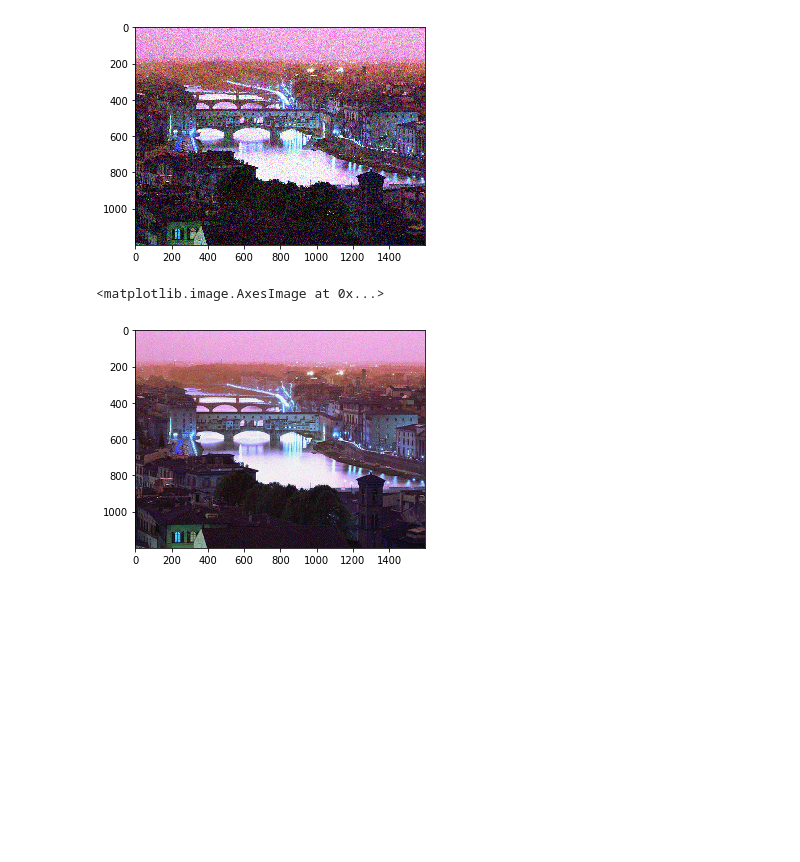
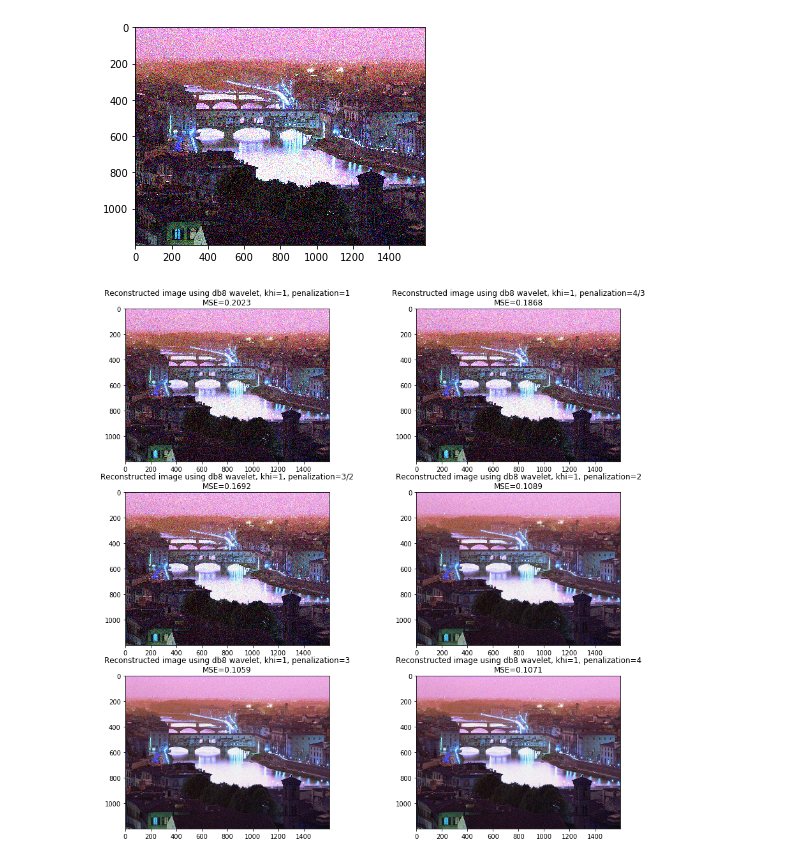
Before and after one commit to EmmanuelJhno/LabsLargeScaleDistributedOptimization, a Jupyter notebook: LSD_TPn1_Jehanno_Rauby.ipynb, the cells around one changed output. Cells and saved outputs as stored; diff of their text form; code cells hidden in the pictures; blank space fills up the shorter version.

```diff
--- a/LSD_TPn1_Jehanno_Rauby.ipynb
+++ b/LSD_TPn1_Jehanno_Rauby.ipynb
@@ -31,24 +31,33 @@ L = pywt.wavedec2(im_noise,'db8',level=2,axes=(0,1))
 # %%
 penalizations = {}
 
-penalizations[1] = lambda eps, khi: np.multiply(np.sign(eps), np.maximum(abs(eps)-khi,np.zeros(eps.shape)))
-penalizations[4/3] = lambda eps, khi: eps + 4*khi * (np.power(np.sqrt(np.power(eps,2)+256*khi**3/729) - khi, 1/3) -
-                                                     np.power(np.sqrt(np.power(eps,2)+256*khi**3/729) + khi, 1/3)) / (3*2**(1/3))
-penalizations[3/2] = lambda eps, khi: eps + np.multiply(9*khi**2*np.sign(eps),
+penalizations['1'] = lambda eps, khi: np.multiply(np.sign(eps), np.maximum(abs(eps)-khi,np.zeros(eps.shape)))
+penalizations['4/3'] = lambda eps, khi: eps + 4*khi * (np.power(np.sqrt(np.power(eps,2)+256*khi**3/729) - eps, 1/3) -
+                                                     np.power(np.sqrt(np.power(eps,2)+256*khi**3/729) + eps, 1/3)) / (3*2**(1/3))
+penalizations['3/2'] = lambda eps, khi: eps + np.multiply(9*khi**2*np.sign(eps),
                                                         1 - np.sqrt(1+16*abs(eps)/(9*khi**2))) / 8
-penalizations[2] = lambda eps, khi: eps / (1 + 2*khi)
-penalizations[3] = lambda eps, khi: np.multiply(np.sign(eps),
+penalizations['2'] = lambda eps, khi: eps / (1 + 2*khi)
+penalizations['3'] = lambda eps, khi: np.multiply(np.sign(eps),
                                                 (np.sqrt(1+12*khi*abs(eps)) - 1) / (6*khi))
-penalizations[4] = lambda eps, khi: (np.power((np.sqrt(np.power(eps,2)+1/(27*khi)) + eps)/(8*khi), 1/3) -
+penalizations['4'] = lambda eps, khi: (np.power((np.sqrt(np.power(eps,2)+1/(27*khi)) + eps)/(8*khi), 1/3) -
                                      np.power((np.sqrt(np.power(eps,2)+1/(27*khi)) - eps)/(8*khi), 1/3))
-# %%
-khi = 10
-pen = 3/2
-prox_L = [L[0],[penalizations[pen](coef,khi) for coef in L[1]], [penalizations[pen](coef,khi) for coef in L[2]]]
-# %%
-reconstructed_im = pywt.waverec2(prox_L,'db8',axes=(0,1))
-reconstructed_im = np.clip(reconstructed_im, 0, 255).astype('int')
-plt.imshow(reconstructed_im)
-# %% [output]
-<matplotlib.image.AxesImage at 0x...>
-[figure, removed]
+# %%
+plt.figure(figsize=(15,15))
+
+# Define the parameters
+wavelet_types = ['db8', 'Haar','Coif','Sym']
+penalization_types = ['1', '4/3', '3/2', '2', '3', '4']
+khi = 1
+
+for index, pen in enumerate(penalization_types):
+    L = pywt.wavedec2(im_noise,'db8',level=2,axes=(0,1))
+    prox_L = [L[0],[penalizations[pen](coef,khi) for coef in L[1]],
+              [penalizations[pen](coef,khi) for coef in L[2]]]
+    reconstructed_im = pywt.waverec2(prox_L,'db8',axes=(0,1))
+    reconstructed_im = np.clip(reconstructed_im, 0, 255).astype('int')
+    plt.subplot(3, len(penalization_types)//3, index+1)
+    plt.title('Reconstructed image using {} wavelet, khi={}, penalization={}\nMSE={:.4f}'.format('db8',khi,pen,
+                                                np.linalg.norm(im - reconstructed_im)/np.linalg.norm(im)))
+    plt.imshow(reconstructed_im)
+# %% [output]
+[figure, added]
```
Also changed, not shown: parts of 7 cells of this notebook.
